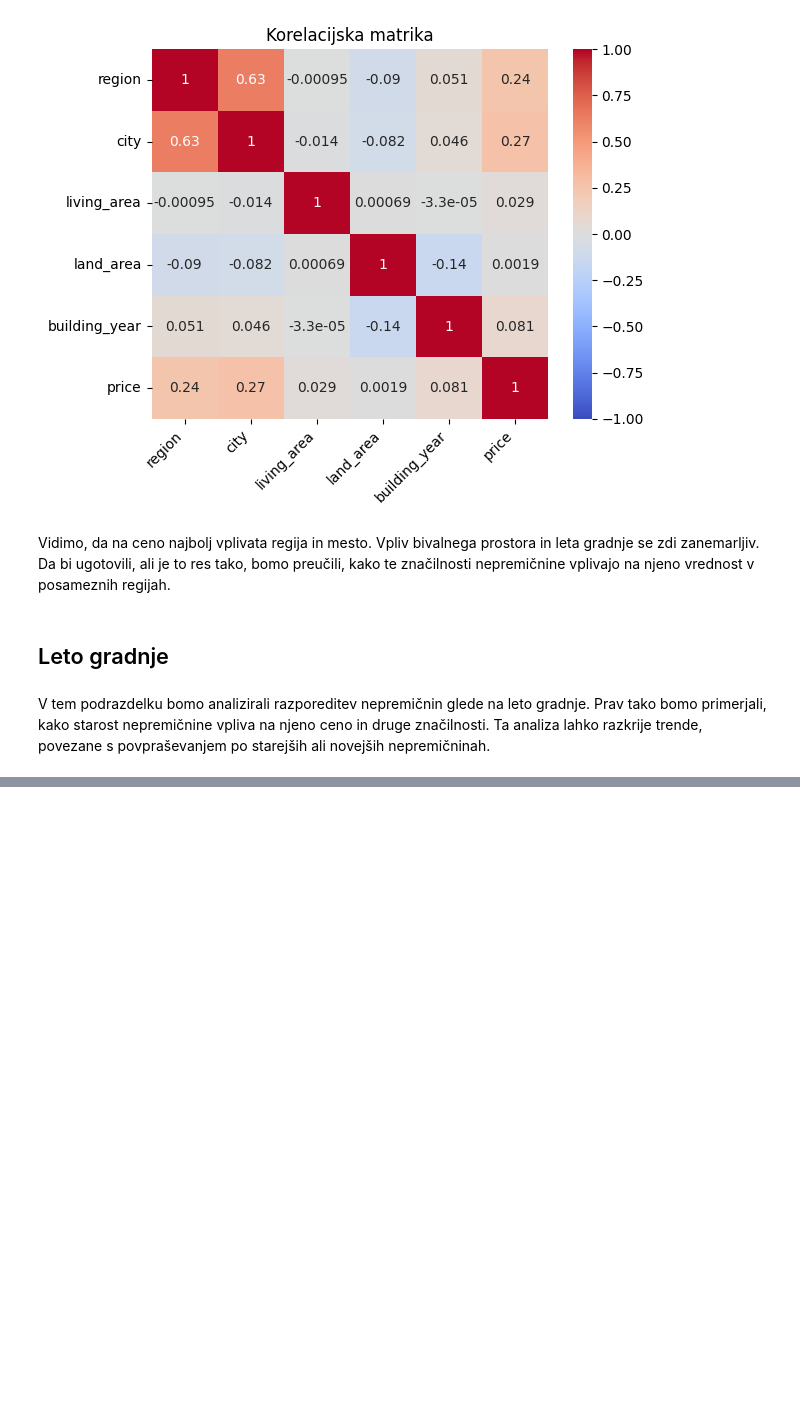
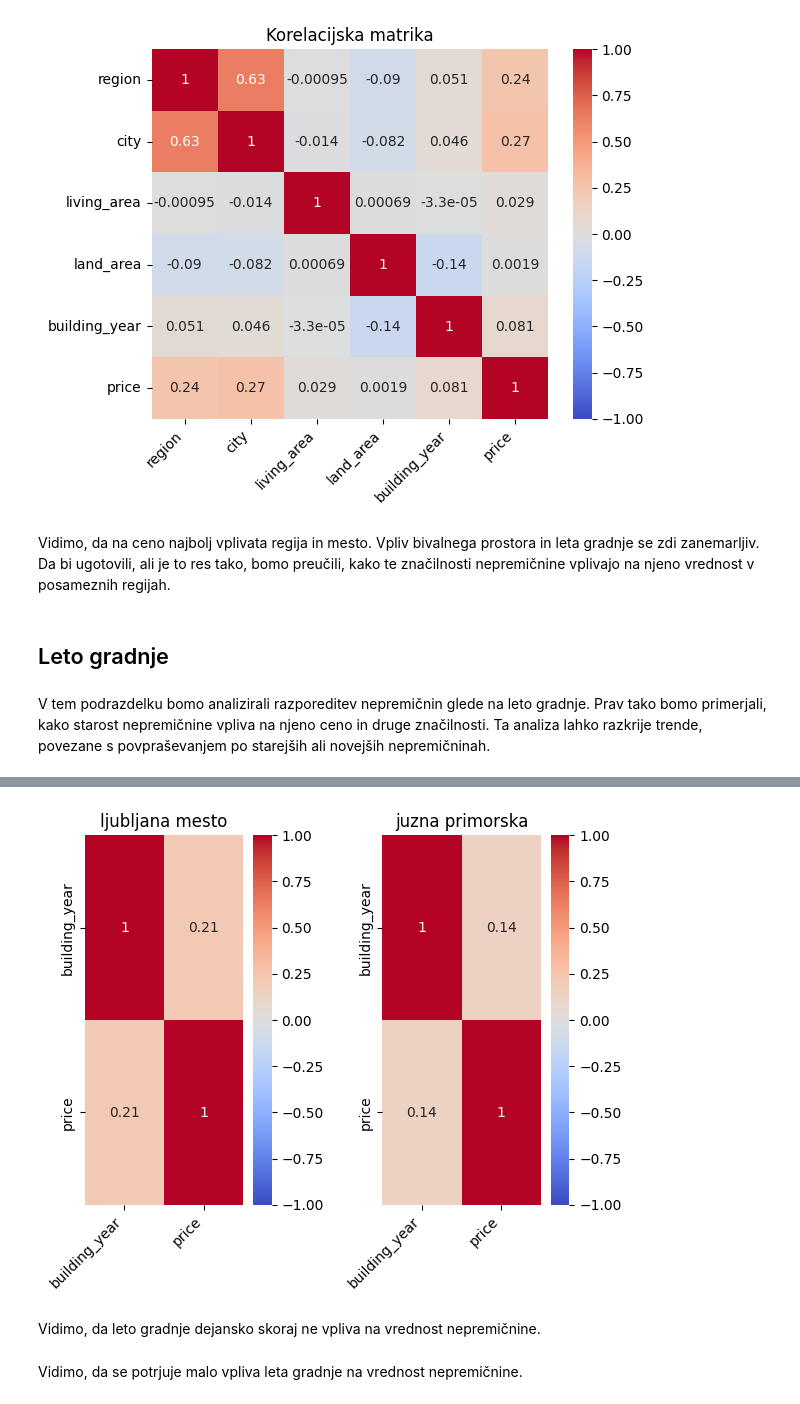
Before and after one commit to iruspro/RealEstateSlovenia-Insight, a Jupyter notebook: analysys.ipynb, the cells around one changed output, grey strips where cells are left out. Saved outputs shown, nothing was run; the diff lists cells and outputs as text; code cells hidden in the pictures; blank space fills up the shorter version.

```diff
--- a/analysys.ipynb
+++ b/analysys.ipynb
@@ -744,0 +771,16 @@ V tem podrazdelku bomo analizirali razporeditev nepremičnin glede na leto gradn
+# %%
+for index, region in enumerate(['ljubljana mesto', 'juzna primorska']):
+    tmp_df = sell_df[(sell_df['region'] == region) & ((sell_df['building_year'] >= 1900))]
+
+    plt.subplot (1, 2, index + 1)
+    matrix_ljubljana = tmp_df[['building_year', 'price']].corr()
+    sbn.heatmap(matrix_ljubljana, annot=True, cmap="coolwarm", vmin=-1, vmax=1)
+    plt.xticks(rotation=45, ha="right")
+    plt.title(region)
+    plt.subplots_adjust(wspace=0.5)
+# %% [output]
+[figure, added]
+# %% [markdown]
+Vidimo, da leto gradnje dejansko skoraj ne vpliva na vrednost nepremičnine.
+# %% [markdown]
+Vidimo, da se potrjuje malo vpliva leta gradnje na vrednost nepremičnine.
```
Also changed, not shown: parts of 5 cells of this notebook.
